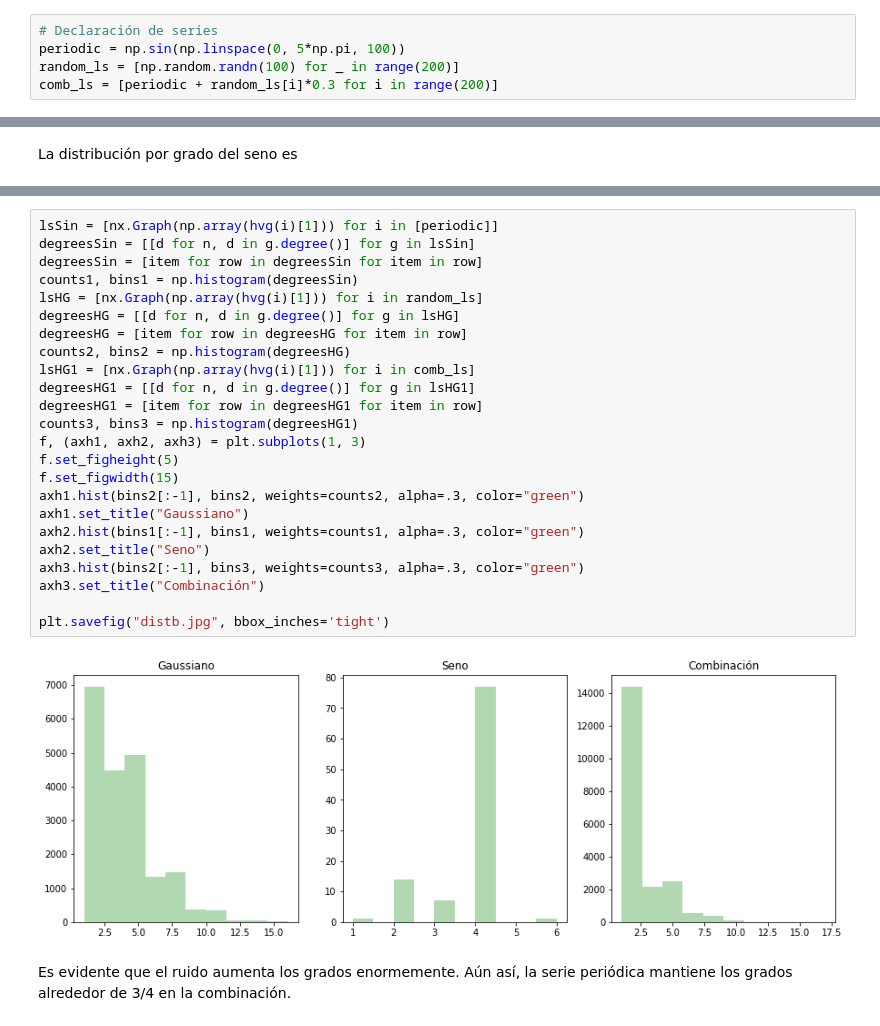
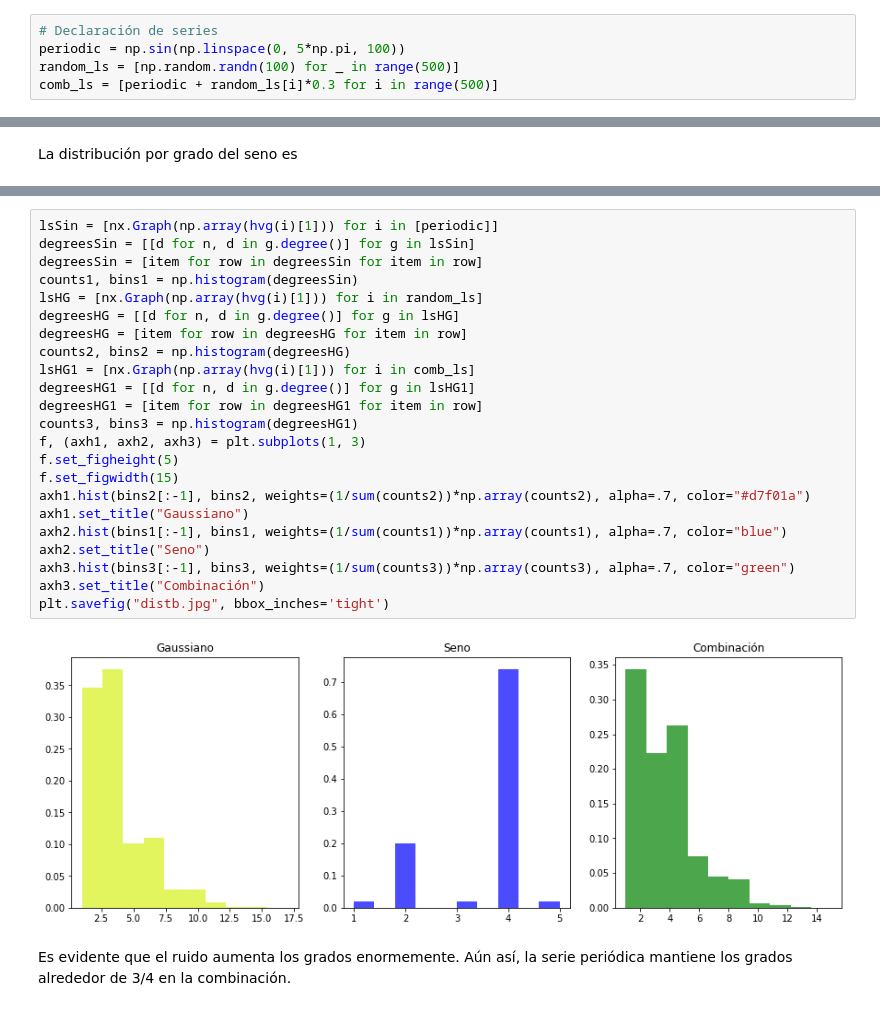
Before and after one commit to cperezln/vg_gaf, a Jupyter notebook: cristianperez/Experimentos (II).ipynb, the cells around one changed output, grey strips where cells are left out. Saved outputs shown, nothing was run; the diff lists cells and outputs as text.

```diff
--- a/cristianperez/Experimentos (II).ipynb
+++ b/cristianperez/Experimentos (II).ipynb
@@ -78,8 +78,8 @@ En este notebook vamos a estudiar las posibles propiedades del ruido blanco sobr
 # %%
 # Declaración de series
 periodic = np.sin(np.linspace(0, 5*np.pi, 100))
-random_ls = [np.random.randn(100) for _ in range(200)]
-comb_ls = [periodic + random_ls[i]*0.3 for i in range(200)]
+random_ls = [np.random.randn(100) for _ in range(500)]
+comb_ls = [periodic + random_ls[i]*0.3 for i in range(500)]
 # %%
 axse = plt.subplot(1, 1, 1)
 axse.plot(periodic)
@@ -104,29 +104,28 @@ plt.savefig("seno_dist.jpg", bbox_inches='tight')
 # %%
 lsSin = [nx.Graph(np.array(hvg(i)[1])) for i in [periodic]]
 degreesSin = [[d for n, d in g.degree()] for g in lsSin]
 degreesSin = [item for row in degreesSin for item in row]
 counts1, bins1 = np.histogram(degreesSin)
 lsHG = [nx.Graph(np.array(hvg(i)[1])) for i in random_ls]
 degreesHG = [[d for n, d in g.degree()] for g in lsHG]
 degreesHG = [item for row in degreesHG for item in row]
 counts2, bins2 = np.histogram(degreesHG)
 lsHG1 = [nx.Graph(np.array(hvg(i)[1])) for i in comb_ls]
 degreesHG1 = [[d for n, d in g.degree()] for g in lsHG1]
 degreesHG1 = [item for row in degreesHG1 for item in row]
 counts3, bins3 = np.histogram(degreesHG1)
 f, (axh1, axh2, axh3) = plt.subplots(1, 3)
 f.set_figheight(5)
 f.set_figwidth(15)
-axh1.hist(bins2[:-1], bins2, weights=counts2, alpha=.3, color="green")
+axh1.hist(bins2[:-1], bins2, weights=(1/sum(counts2))*np.array(counts2), alpha=.7, color="#d7f01a")
 axh1.set_title("Gaussiano")
-axh2.hist(bins1[:-1], bins1, weights=counts1, alpha=.3, color="green")
+axh2.hist(bins1[:-1], bins1, weights=(1/sum(counts1))*np.array(counts1), alpha=.7, color="blue")
 axh2.set_title("Seno")
-axh3.hist(bins2[:-1], bins3, weights=counts3, alpha=.3, color="green")
+axh3.hist(bins3[:-1], bins3, weights=(1/sum(counts3))*np.array(counts3), alpha=.7, color="green")
 axh3.set_title("Combinación")
-
 plt.savefig("distb.jpg", bbox_inches='tight')
 # %% [output]
-[figure, old version]
+[figure, new version]
 # %% [markdown]
 Es evidente que el ruido aumenta los grados enormemente. Aún así, la serie periódica mantiene los grados alrededor de 3/4 en la combinación.
 # %% [markdown]
```
Also changed, not shown: parts of 6 cells of this notebook, 5 other files.
